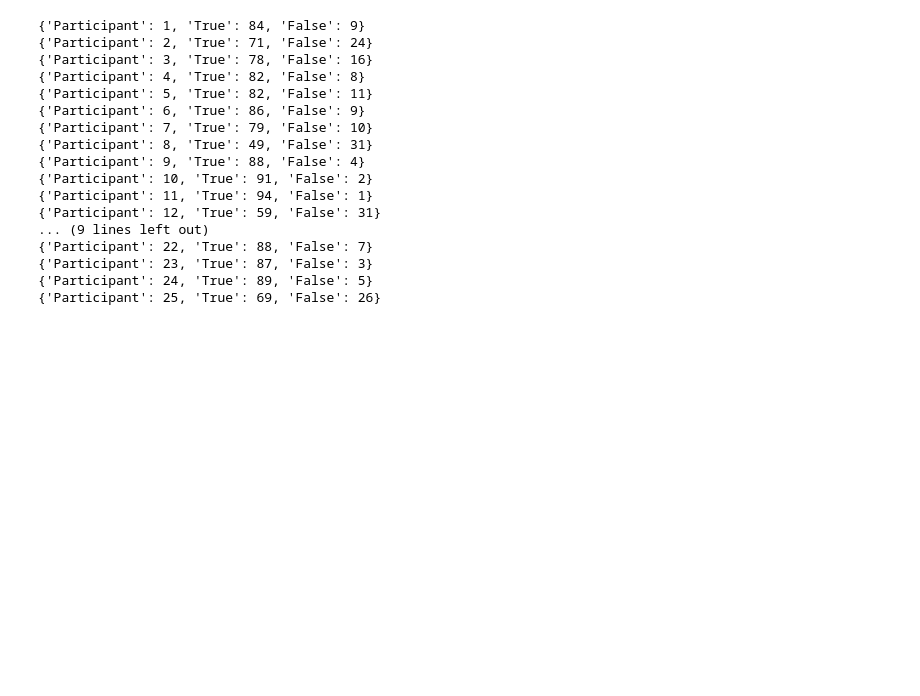
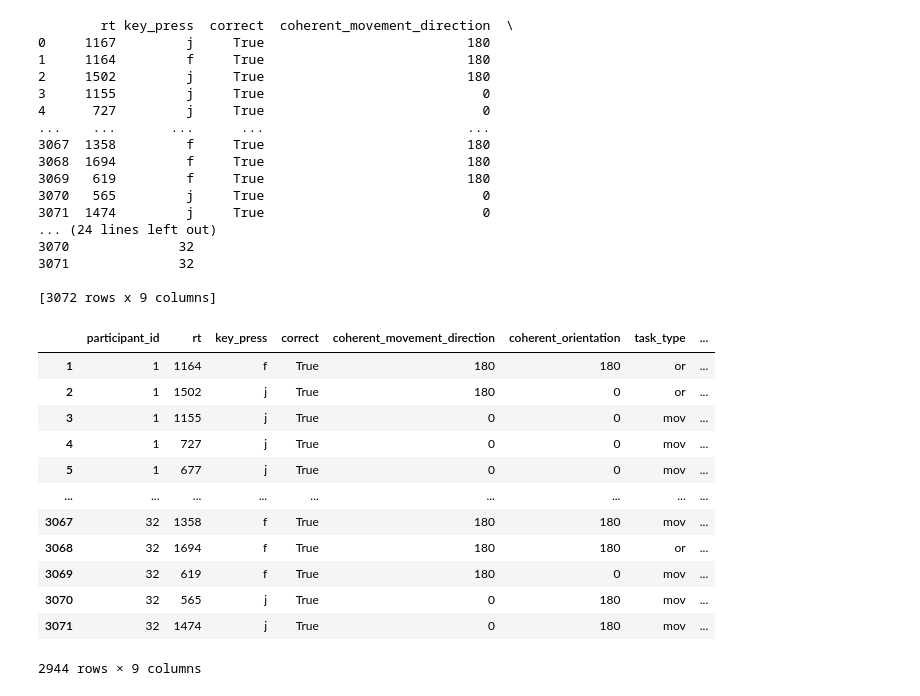
Before and after one commit to Kirschberg32/SwitchingTask_MfCS, a Jupyter notebook: Test.ipynb, the cells around one changed output. Saved outputs shown, nothing was run; the diff lists cells and outputs as text; code cells hidden in the pictures; blank space fills up the shorter version.

```diff
--- a/Test.ipynb
+++ b/Test.ipynb
@@ -17,7 +17,6 @@ participant_ids = []
 # Iterate through each CSV file in the folder
 pathlist = Path("data/").rglob('*.csv')
 for participant_id, path in enumerate(pathlist, start=1):
-
     df = pd.read_csv(path)
     dfs.append(df)
     participant_ids.extend([participant_id] * len(df))
@@ -25,6 +24,7 @@ for participant_id, path in enumerate(pathlist, start=1):
 # Concatenate all DataFrames in the list into one DataFrame
 combined_df = pd.concat(dfs, ignore_index=True)
 combined_df['participant_id'] = participant_ids
+print(combined_df)
 
 # Reorder columns to place participant ID column first
 cols = combined_df.columns.tolist()
@@ -34,53 +34,64 @@ combined_df = combined_df[cols]
 # Clean data
 combined_df = combined_df.dropna()
 combined_df = combined_df[combined_df.rt != -1]
 
 true_false_lst = []
 # Iterate through each participant
 for i in range(1, max(combined_df.participant_id) + 1):
     # Filter the DataFrame for the current participant
     participant_data = combined_df[combined_df.participant_id == i]
 
     # Count the True and False answers for the current participant
     true_count = participant_data['correct'].eq(True).sum()
     false_count = participant_data['correct'].eq(False).sum()
 
     # Create a dictionary with the counts
     bool_dict = {
         "Participant": i,
         "True": true_count,
         "False": false_count
     }
 
     # Append the dictionary to the list
     true_false_lst.append(bool_dict)
 
 df_or = combined_df[combined_df.task_type != "or"]
 df_mov = combined_df[combined_df.task_type != "mov"]
 
-#combined_df
+combined_df
 #for entry in true_false_lst:
 #    print(entry)
-
-anna = combined_df[combined_df.participant_id == i]
 # %% [output]
-{'Participant': 1, 'True': 84, 'False': 9}
-{'Participant': 2, 'True': 71, 'False': 24}
-{'Participant': 3, 'True': 78, 'False': 16}
-{'Participant': 4, 'True': 82, 'False': 8}
-{'Participant': 5, 'True': 82, 'False': 11}
-{'Participant': 6, 'True': 86, 'False': 9}
-{'Participant': 7, 'True': 79, 'False': 10}
-{'Participant': 8, 'True': 49, 'False': 31}
-{'Participant': 9, 'True': 88, 'False': 4}
-{'Participant': 10, 'True': 91, 'False': 2}
-{'Participant': 11, 'True': 94, 'False': 1}
-{'Participant': 12, 'True': 59, 'False': 31}
-... (9 lines left out)
-{'Participant': 22, 'True': 88, 'False': 7}
-{'Participant': 23, 'True': 87, 'False': 3}
-{'Participant': 24, 'True': 89, 'False': 5}
-{'Participant': 25, 'True': 69, 'False': 26}
+        rt key_press  correct  coherent_movement_direction  \
+0     1167         j     True                          180
+1     1164         f     True                          180
+2     1502         j     True                          180
+3     1155         j     True                            0
+4      727         j     True                            0
+...    ...       ...      ...                          ...
+3067  1358         f     True                          180
+3068  1694         f     True                          180
+3069   619         f     True                          180
+3070   565         j     True                            0
+3071  1474         j     True                            0
+... (24 lines left out)
+3070              32
+3071              32
+
+[3072 rows x 9 columns]
+|  | participant_id | rt | key_press | correct | coherent_movement_direction | coherent_orientation | task_type | ... |
+| 1 | 1 | 1164 | f | True | 180 | 180 | or | ... |
+| 2 | 1 | 1502 | j | True | 180 | 0 | or | ... |
+| 3 | 1 | 1155 | j | True | 0 | 0 | mov | ... |
+| 4 | 1 | 727 | j | True | 0 | 0 | mov | ... |
+| 5 | 1 | 677 | j | True | 0 | 0 | mov | ... |
+| ... | ... | ... | ... | ... | ... | ... | ... | ... |
+| 3067 | 32 | 1358 | f | True | 180 | 180 | mov | ... |
+| 3068 | 32 | 1694 | f | True | 180 | 180 | or | ... |
+| 3069 | 32 | 619 | f | True | 180 | 0 | mov | ... |
+| 3070 | 32 | 565 | j | True | 0 | 180 | mov | ... |
+| 3071 | 32 | 1474 | j | True | 0 | 180 | mov | ... |
+2944 rows × 9 columns
 # %%
 # Visualization 1: Distribution of Reaction Times
 plt.figure(figsize=(10, 6))
```
Also changed, not shown: parts of 1 cell of this notebook, 2 other files.
